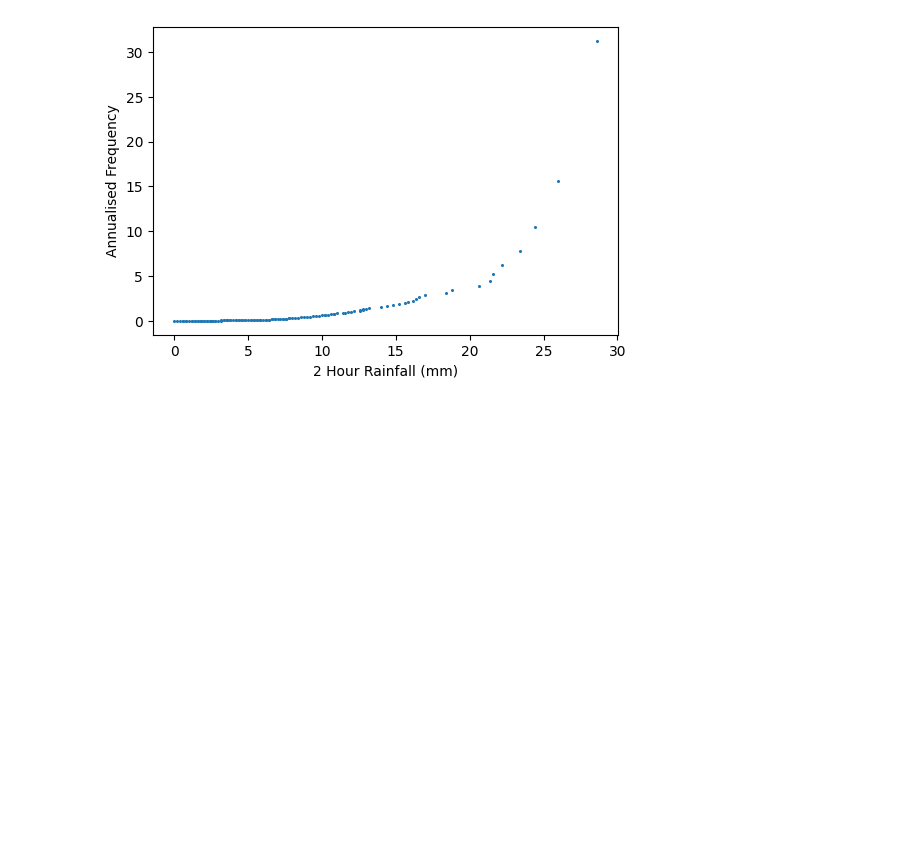
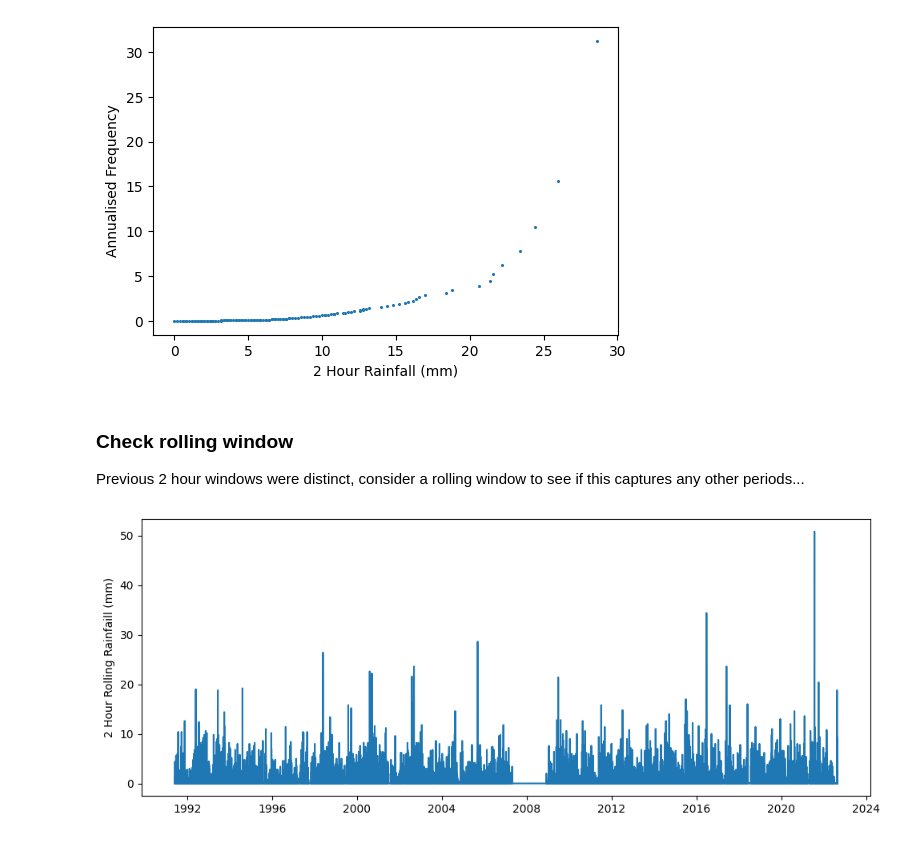
Before and after one commit to blaahhrrgg/rainfall, a Jupyter notebook: 02 - Rainfall Data Analysis.ipynb, the cells around one changed output. Cells and saved outputs as stored; diff of their text form; code cells hidden in the pictures; blank space fills up the shorter version.

Commit message:
add rolling window

```diff
--- a/02 - Rainfall Data Analysis.ipynb
+++ b/02 - Rainfall Data Analysis.ipynb
@@ -60,6 +60,7 @@ df_merged = (
         Rainfall=lambda x: x['Rainfall'].replace({'---': 0}).astype(float)
     )
     .filter(items=['Timestamp', 'Rainfall'])
+    .sort_values(by=['Timestamp'], ascending=True)
 )
 # %%
 df_merged.head()
@@ -345,3 +359,25 @@ ax.set_xlabel('2 Hour Rainfall (mm)')
 # %% [output]
 Text(0.5, 0, '2 Hour Rainfall (mm)')
 [figure]
+# %% [markdown]
+### Check rolling window
+
+Previous 2 hour windows were distinct, consider a rolling window to see if this captures any other periods...
+# %%
+df_rolling = (
+    df_merged
+    .set_index(keys=['Timestamp'])
+    .rolling(8)
+    .sum()
+    .fillna(value=0)
+)
+# %%
+f, ax = plt.subplots(1, 1, figsize=(10, 4))
+
+ax.plot(df_rolling.index, df_rolling['Rainfall'])
+
+ax.set_ylabel('2 Hour Rolling Rainfaill (mm)')
+
+plt.tight_layout()
+# %% [output]
+[figure, added]
```
Also changed, not shown: parts of 5 cells of this notebook.
